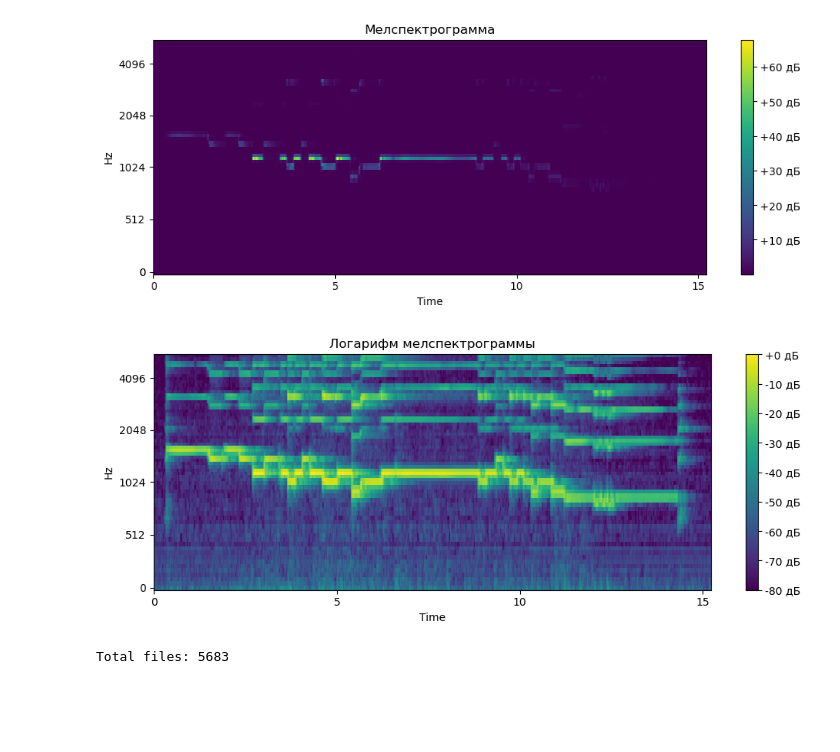
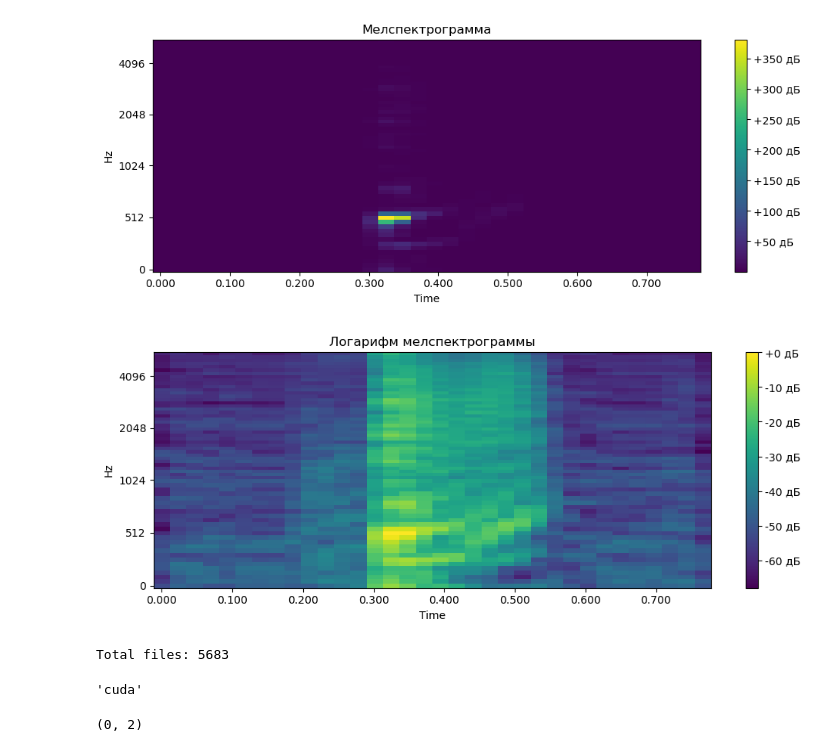
Before and after one commit to Geloger37/AcousticEventAnalysis, a Jupyter notebook: 3/lab_3.ipynb, the cells around one changed output. Drawn from its saved outputs; the diff is of its cells as text; code cells hidden in the pictures; blank space fills up the shorter version.

```diff
--- a/3/lab_3.ipynb
+++ b/3/lab_3.ipynb
@@ -79,7 +80,8 @@ def extract_log_mel_feats(set_type, path_to_csv, path_to_files, out_path, sr, ff
     pickle.dump(feats, open(out_path, 'wb'))
 # %%
 # For kaggle
-PATH = '/kaggle/input/audio-train-for-aed-lab/'
+# PATH = '/kaggle/input/audio-train-for-aed-lab/'
+PATH = ''
 # %%
 train_folder = PATH + 'train/'
 # train_folder = './data/audio_train/'
@@ -91,28 +93,28 @@ overlap = 4
 hop = fft_size // overlap
 mels = 64
 # %%
-wav_data, sr = load(os.path.join(train_folder, '00143f3b262795987098.wav'), sr=sample_rate)
+wav_data, sr = load(os.path.join(train_folder, random.choice(os.listdir(train_folder))), sr=sample_rate)
 mel_spec = melspectrogram(y=wav_data, n_fft=fft_size, hop_length=hop, n_mels=mels,
                           fmax=sample_rate//2)
 
 plt.figure(figsize=(10, 4))
 colors = 'viridis'
 specshow(mel_spec, y_axis='mel', fmax=sample_rate//2, x_axis='time', cmap=colors)
 plt.colorbar(format='%+2.0f дБ')
 plt.title('Мелспектрограмма')
 plt.tight_layout()
 plt.show()
 
 plt.figure(figsize=(10, 4))
 specshow(power_to_db(mel_spec, ref=np.max), y_axis='mel',
          fmax=sample_rate//2, x_axis='time', cmap=colors)
 plt.colorbar(format='%+2.0f дБ')
 plt.title('Логарифм мелспектрограммы')
 plt.tight_layout()
 plt.show()
 # %% [output]
-[figure, old version]
+[figure, new version]
-[figure, old version]
+[figure, new version]
 # %%
 # path_to_csv = os.path.join('./data', 'train.csv')
 
@@ -182,3 +184,15 @@ class DummyNetwork(nn.Module):
         # здесь можно еще добавить полносвязных слой или слои
         x = self.fc1(x)
         return x
+# %%
+device = device = "cuda" if torch.cuda.is_available() else "cpu"
+device
+# %% [output]
+'cuda'
+# %%
+cpu_count = os.cpu_count()
+
+num_workers = cpu_count if device == "cpu" else 0
+num_workers, cpu_count
+# %% [output]
+(0, 2)
```
Also changed, not shown: parts of 12 cells of this notebook.
